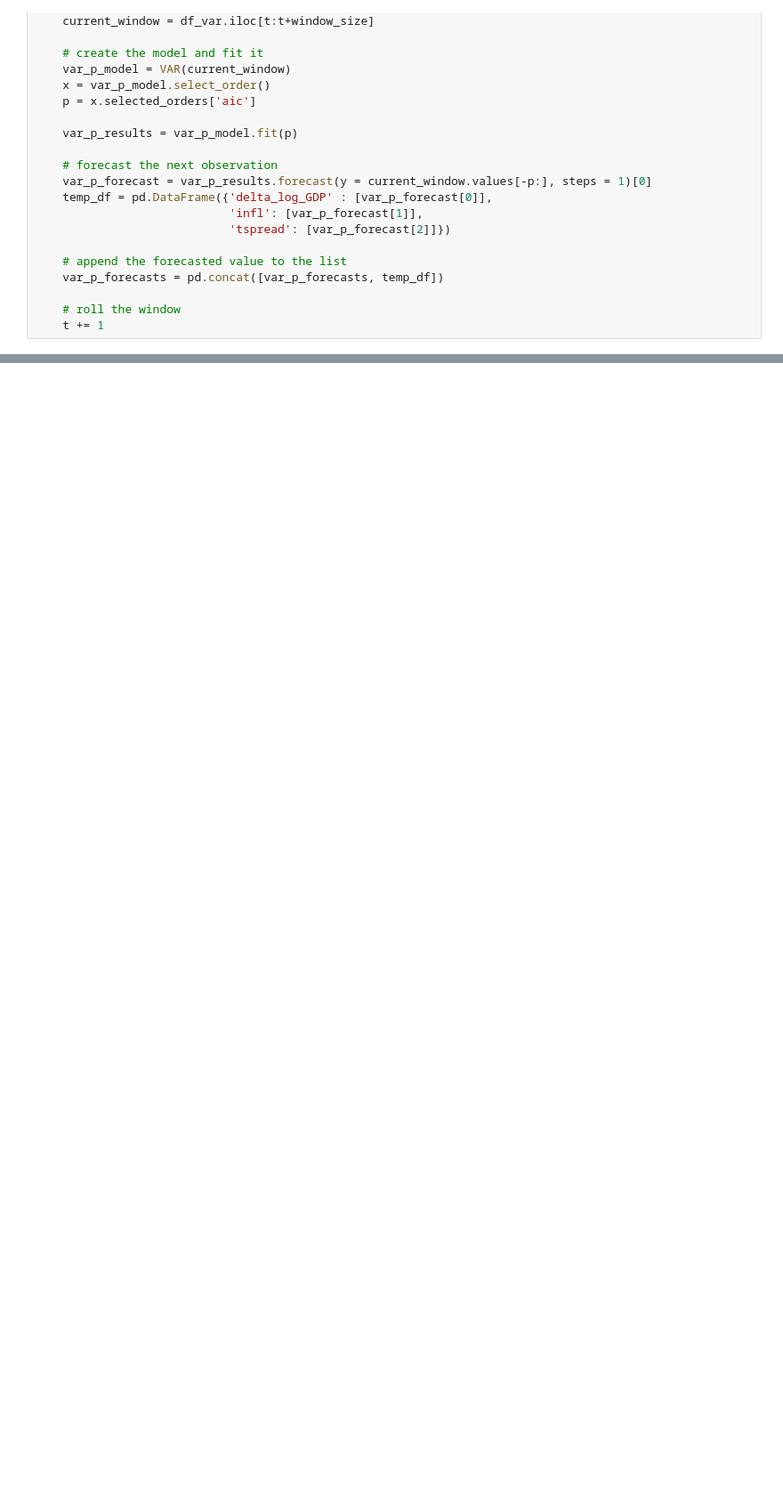
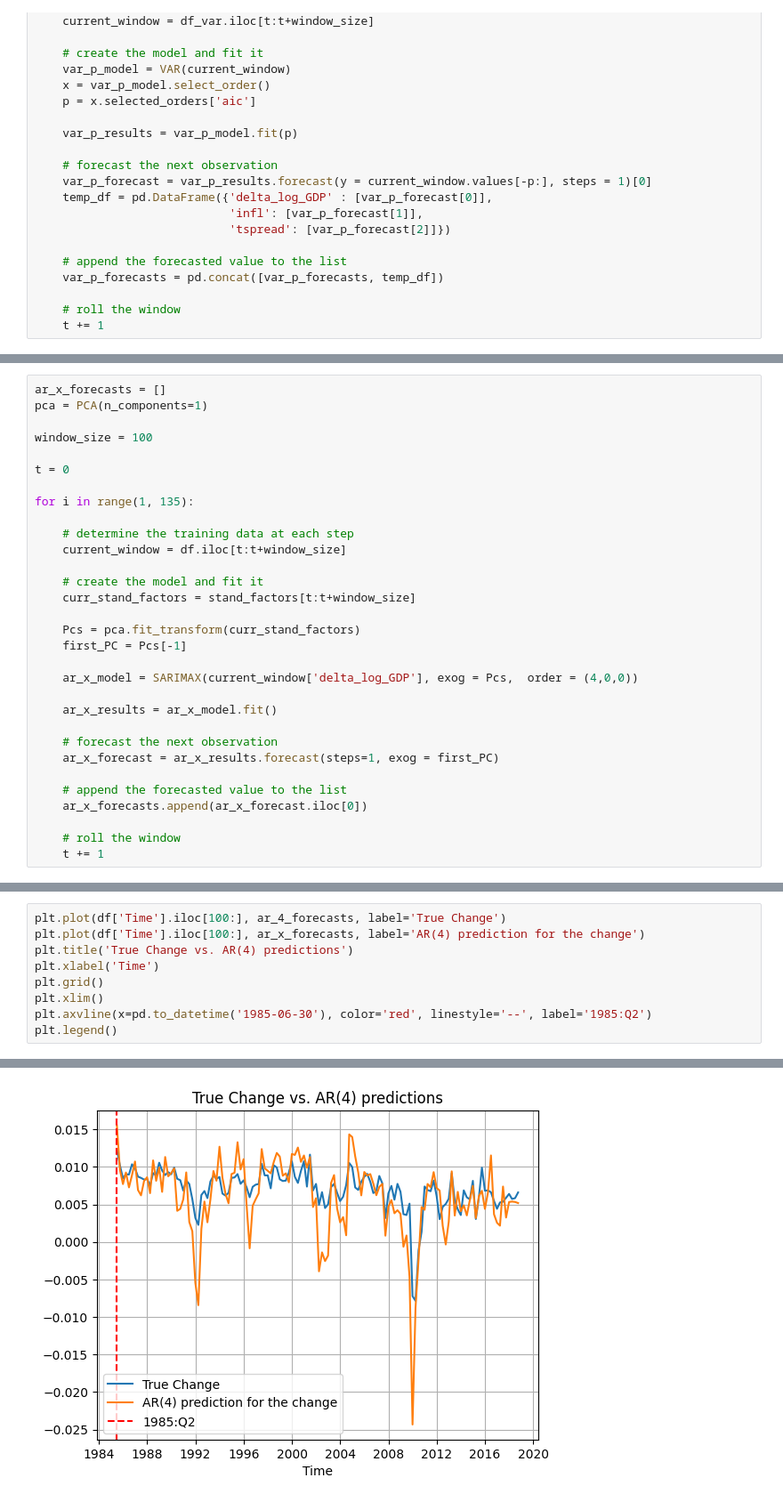
Before and after one commit to giordanovitale/Time-Series-Project, a Jupyter notebook: ts_project.ipynb, the cells around one changed output, grey strips where cells are left out. Shown: that part at 89% size. Drawn from its saved outputs; the diff is of its cells as text; blank space fills up the shorter version.

```diff
--- a/ts_project.ipynb
+++ b/ts_project.ipynb
@@ -251,0 +255,31 @@ for i in range(1, 135):
+# %%
+ar_x_forecasts = []
+pca = PCA(n_components=1)
+
+window_size = 100
+
+t = 0
+
+for i in range(1, 135):
+
+    # determine the training data at each step
+    current_window = df.iloc[t:t+window_size]
+
+    # create the model and fit it
+    curr_stand_factors = stand_factors[t:t+window_size]
+
+    Pcs = pca.fit_transform(curr_stand_factors)
+    first_PC = Pcs[-1]
+
+    ar_x_model = SARIMAX(current_window['delta_log_GDP'], exog = Pcs,  order = (4,0,0))
+
+    ar_x_results = ar_x_model.fit()
+
+    # forecast the next observation
+    ar_x_forecast = ar_x_results.forecast(steps=1, exog = first_PC)
+
+    # append the forecasted value to the list
+    ar_x_forecasts.append(ar_x_forecast.iloc[0])
+
+    # roll the window
+    t += 1
@@ -251,0 +301,10 @@ for i in range(1, 135):
+# %%
+plt.plot(df['Time'].iloc[100:], ar_4_forecasts, label='True Change')
+plt.plot(df['Time'].iloc[100:], ar_x_forecasts, label='AR(4) prediction for the change')
+plt.title('True Change vs. AR(4) predictions')
+plt.xlabel('Time')
+plt.grid()
+plt.xlim()
+plt.axvline(x=pd.to_datetime('1985-06-30'), color='red', linestyle='--', label='1985:Q2')
+plt.legend()
+# %% [output]
@@ -251,0 +312 @@ for i in range(1, 135):
+[figure, added]
```
Also changed, not shown: parts of 4 cells of this notebook.
